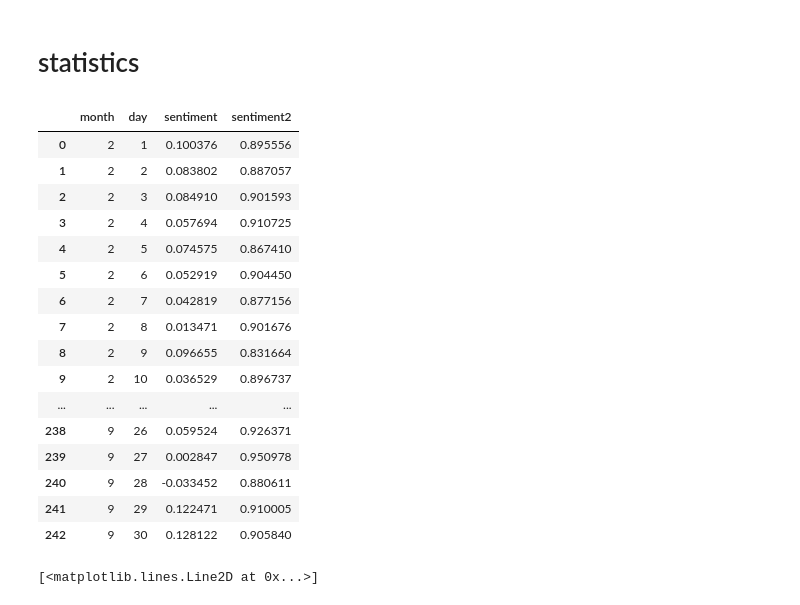
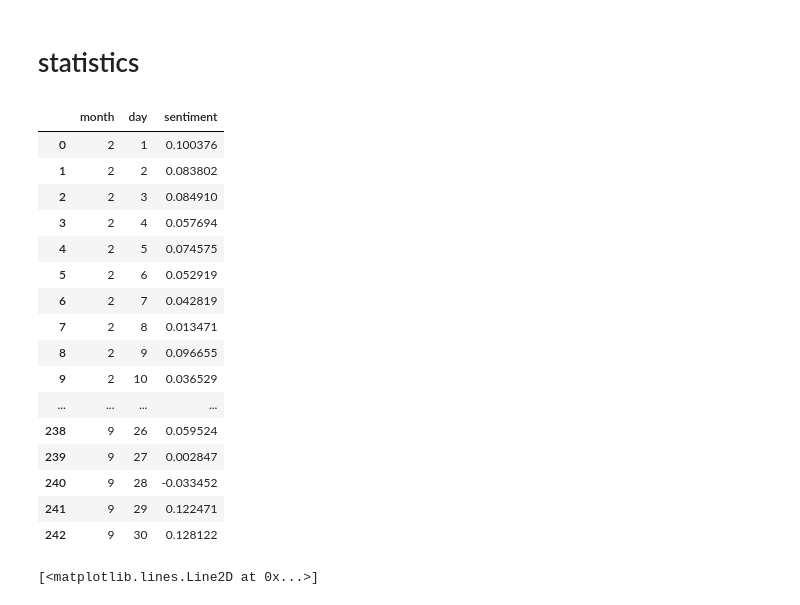
Before and after one commit to aliharakeh/M2-Project, a Jupyter notebook: Project_Final_Scripts/sentiment/sentiment_statistics.ipynb, the cells around one changed output. Saved outputs shown, nothing was run; the diff lists cells and outputs as text; code cells hidden in the pictures.

```diff
--- a/Project_Final_Scripts/sentiment/sentiment_statistics.ipynb
+++ b/Project_Final_Scripts/sentiment/sentiment_statistics.ipynb
@@ -28,30 +27,30 @@ tweets.head()
 # %%
 config = {
     'month': 'first',
     'day': 'first',
     'sentiment': 'mean',
-    'sentiment2': 'mean'
+#     'sentiment2': 'mean'
 }
 days = tweets.groupby(['month', 'day']).agg(config).reset_index(drop=True)
 days
 # %% [output]
-|  | month | day | sentiment | sentiment2 |
-| 0 | 2 | 1 | 0.100376 | 0.895556 |
-| 1 | 2 | 2 | 0.083802 | 0.887057 |
-| 2 | 2 | 3 | 0.084910 | 0.901593 |
-| 3 | 2 | 4 | 0.057694 | 0.910725 |
-| 4 | 2 | 5 | 0.074575 | 0.867410 |
-| 5 | 2 | 6 | 0.052919 | 0.904450 |
-| 6 | 2 | 7 | 0.042819 | 0.877156 |
-| 7 | 2 | 8 | 0.013471 | 0.901676 |
-| 8 | 2 | 9 | 0.096655 | 0.831664 |
-| 9 | 2 | 10 | 0.036529 | 0.896737 |
-| ... | ... | ... | ... | ... |
-| 238 | 9 | 26 | 0.059524 | 0.926371 |
-| 239 | 9 | 27 | 0.002847 | 0.950978 |
-| 240 | 9 | 28 | -0.033452 | 0.880611 |
-| 241 | 9 | 29 | 0.122471 | 0.910005 |
-| 242 | 9 | 30 | 0.128122 | 0.905840 |
+|  | month | day | sentiment |
+| 0 | 2 | 1 | 0.100376 |
+| 1 | 2 | 2 | 0.083802 |
+| 2 | 2 | 3 | 0.084910 |
+| 3 | 2 | 4 | 0.057694 |
+| 4 | 2 | 5 | 0.074575 |
+| 5 | 2 | 6 | 0.052919 |
+| 6 | 2 | 7 | 0.042819 |
+| 7 | 2 | 8 | 0.013471 |
+| 8 | 2 | 9 | 0.096655 |
+| 9 | 2 | 10 | 0.036529 |
+| ... | ... | ... | ... |
+| 238 | 9 | 26 | 0.059524 |
+| 239 | 9 | 27 | 0.002847 |
+| 240 | 9 | 28 | -0.033452 |
+| 241 | 9 | 29 | 0.122471 |
+| 242 | 9 | 30 | 0.128122 |
 # %%
 d_x = range(len(days))
 d_textblob_sentiment = days.sentiment
```
Also changed, not shown: parts of 7 cells of this notebook, 30 other files.
